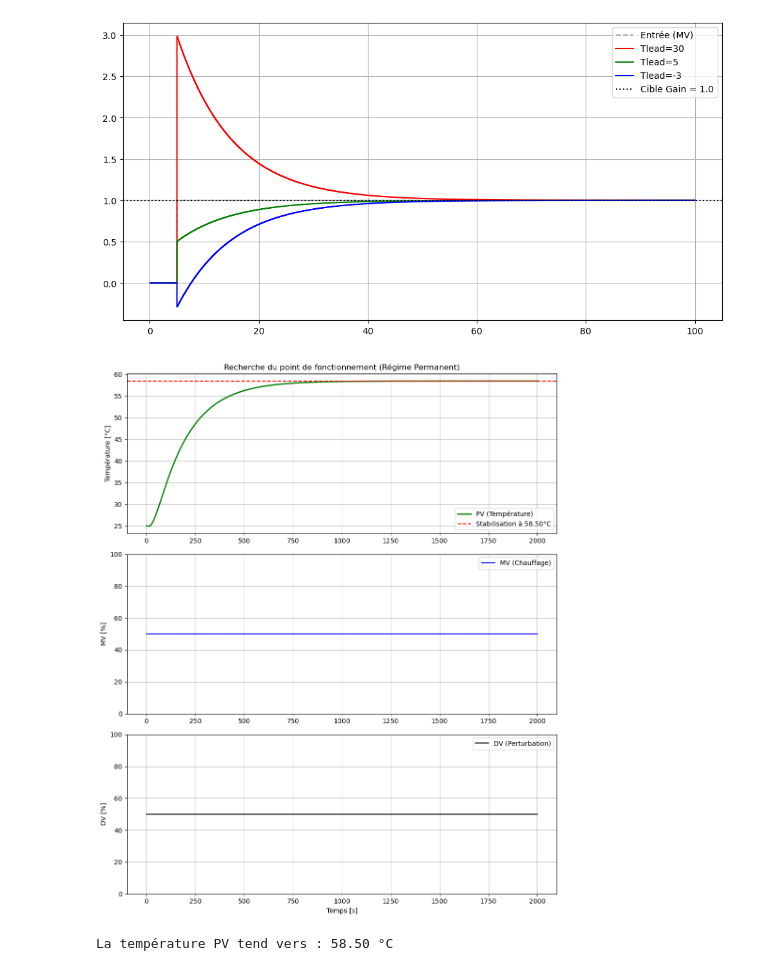
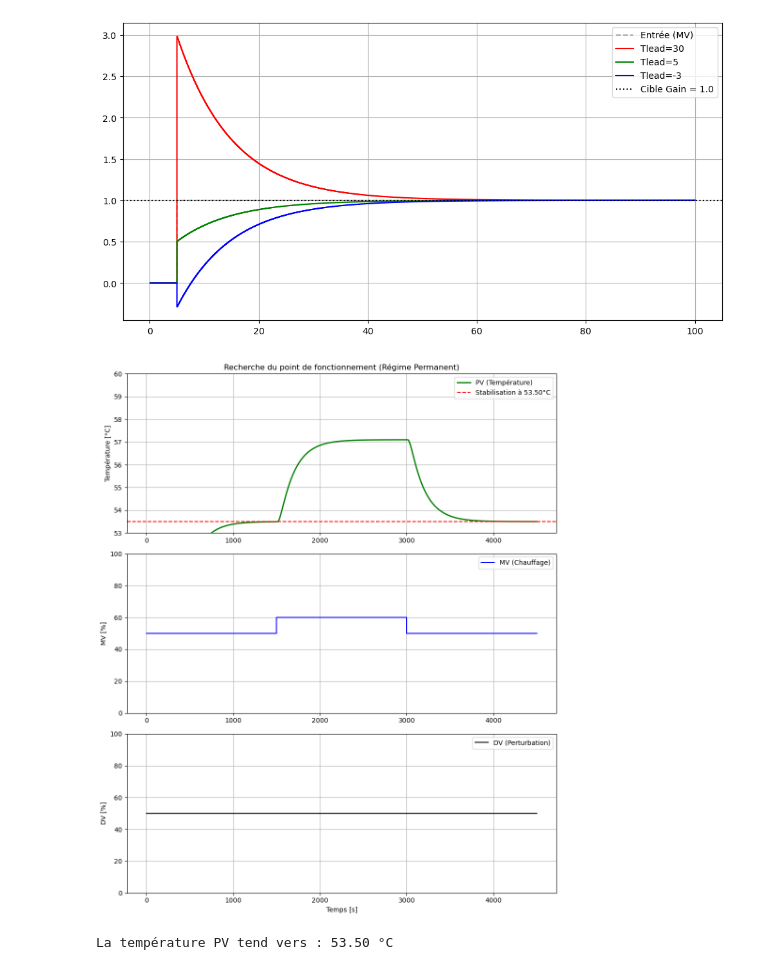
Before and after one commit to ayoub23218/Control-Tclab, a Jupyter notebook: Simulation_OLP.ipynb, the cells around one changed output. Drawn from its saved outputs; the diff is of its cells as text; code cells hidden in the pictures.

```diff
--- a/Simulation_OLP.ipynb
+++ b/Simulation_OLP.ipynb
@@ -210,7 +210,7 @@ plt.legend(); plt.grid(True); plt.show()
 # %% [output]
 [figure]
 # %%
-TSim = 2000
+TSim = 4500
 Ts = 1
 N = int(TSim/Ts) + 1
 
@@ -231,7 +231,7 @@ DV_delayed = []
 PV1d = []
 PV2d = []
 
-MVPath = {0: 50, TSim: 50}
+MVPath = {0: 50, 1500: 60, 3000: 50, TSim: 50}
 DVPath = {0: 50, TSim: 50}
 
 for i in range(1, N):
@@ -253,32 +253,33 @@ for i in range(1, N):
 plt.figure(figsize=(10, 12))
 
 plt.subplot(3, 1, 1)
 plt.plot(t, PV, 'g-', lw=2, label='PV (Température)')
 plt.axhline(y=PV[-1], color='r', linestyle='--', label=f'Stabilisation à {PV[-1]:.2f}°C')
+plt.ylim(53, 60)
 plt.ylabel('Température [°C]')
 plt.title('Recherche du point de fonctionnement (Régime Permanent)')
 plt.legend()
 plt.grid(True)
 
 plt.subplot(3, 1, 2)
 plt.step(t, MV, 'b-', label='MV (Chauffage)')
 plt.ylim(0, 100)
 plt.ylabel('MV [%]')
 plt.legend()
 plt.grid(True)
 
 plt.subplot(3, 1, 3)
 plt.step(t, DV, 'k-', label='DV (Perturbation)')
 plt.ylim(0, 100)
 plt.ylabel('DV [%]')
 plt.xlabel('Temps [s]')
 plt.legend()
 plt.grid(True)
 
 plt.tight_layout()
 plt.show()
 
 print(f"La température PV tend vers : {PV[-1]:.2f} °C")
 # %% [output]
-[figure, old version]
+[figure, new version]
-La température PV tend vers : 58.50 °C
+La température PV tend vers : 53.50 °C
```
Also changed, not shown: 8 other files.
